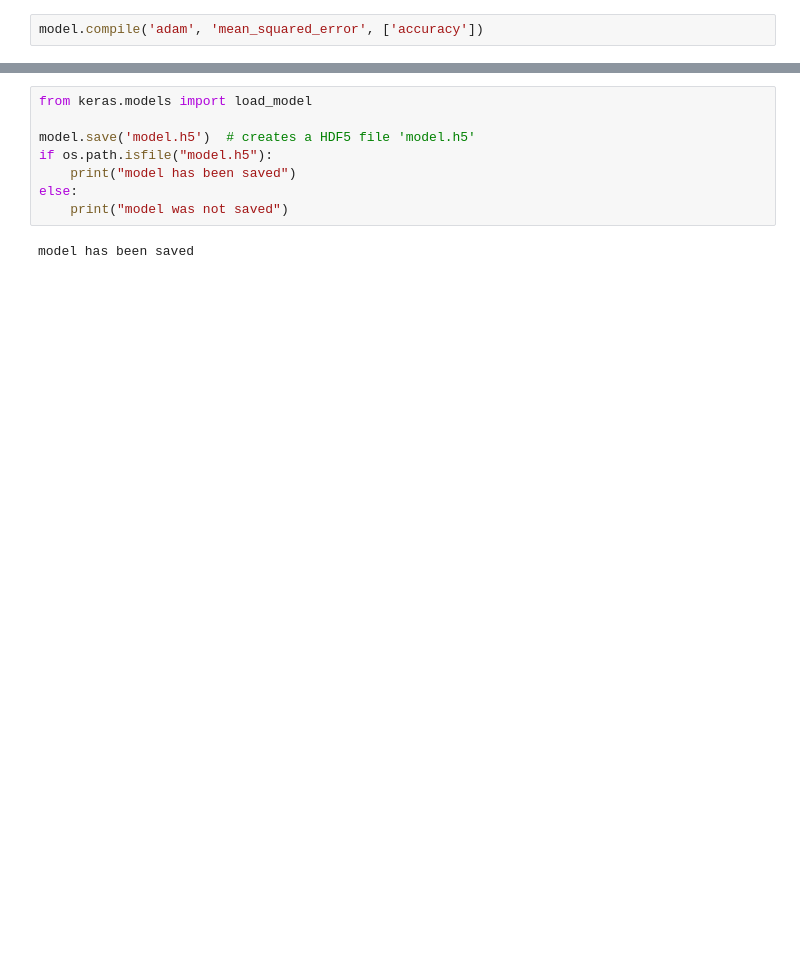
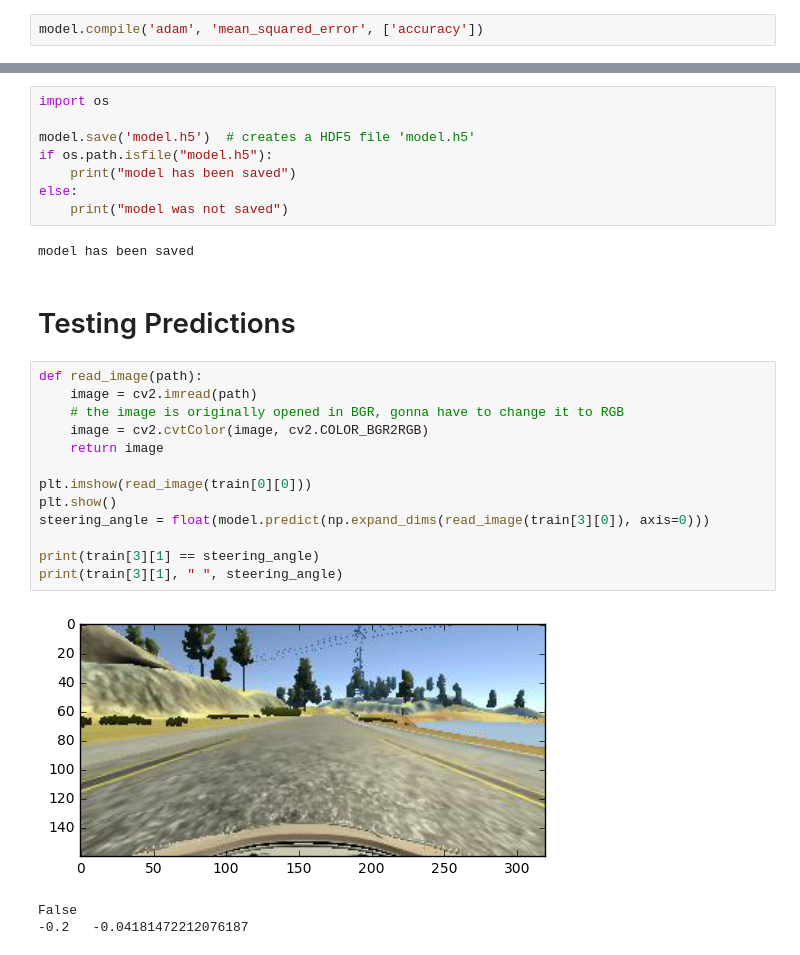
Before and after one commit to jayakasadev/Behavioral-Cloning, a Jupyter notebook: model.ipynb, the cells around one changed output, grey strips where cells are left out. Saved outputs shown, nothing was run; the diff lists cells and outputs as text; blank space fills up the shorter version.

```diff
--- a/model.ipynb
+++ b/model.ipynb
@@ -446,5 +459,5 @@ dict_keys(['val_acc', 'acc', 'loss', 'val_loss'])
 # %%
-from keras.models import load_model
+import os
 
 model.save('model.h5')  # creates a HDF5 file 'model.h5'
 if os.path.isfile("model.h5"):
@@ -453,3 +466,22 @@ else:
     print("model was not saved")
 # %% [output]
 model has been saved
+# %% [markdown]
+# Testing Predictions
+# %%
+def read_image(path):
+    image = cv2.imread(path)
+    # the image is originally opened in BGR, gonna have to change it to RGB
+    image = cv2.cvtColor(image, cv2.COLOR_BGR2RGB)
+    return image
+
+plt.imshow(read_image(train[0][0]))
+plt.show()
+steering_angle = float(model.predict(np.expand_dims(read_image(train[3][0]), axis=0)))
+
+print(train[3][1] == steering_angle)
+print(train[3][1], " ", steering_angle)
+# %% [output]
+[figure, added]
+False
+-0.2   -0.04181472212076187
```
Also changed, not shown: parts of 10 cells of this notebook, 1 other file.
